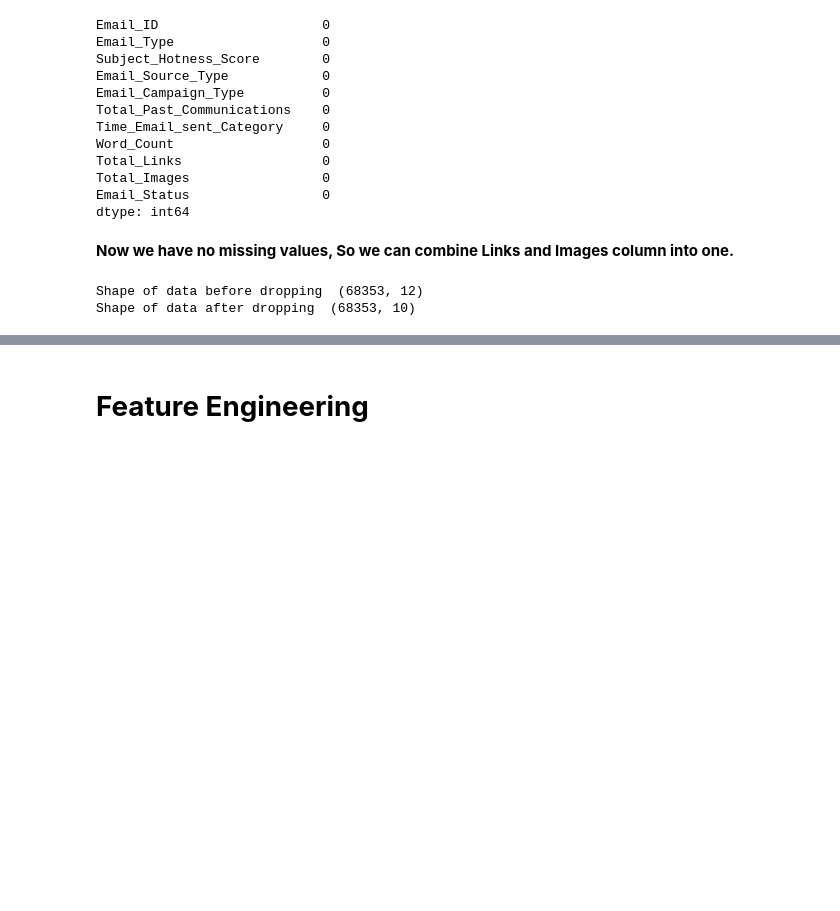
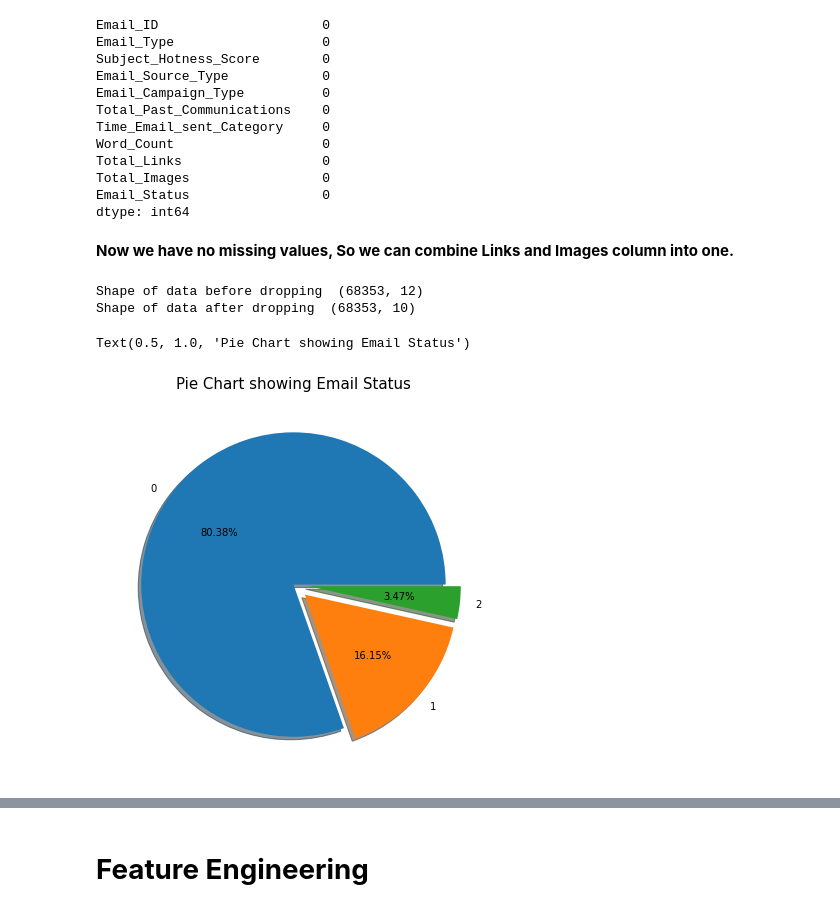
Before and after one commit to Akramkhan01/Email-Campaign-Effectiveness-Prediction-Capstone-Project, a Jupyter notebook: Email_Campaign_Effectiveness_Prediction.ipynb, the cells around one changed output, grey strips where cells are left out. Saved outputs shown, nothing was run; the diff lists cells and outputs as text; code cells hidden in the pictures; blank space fills up the shorter version.

```diff
--- a/Email_Campaign_Effectiveness_Prediction.ipynb
+++ b/Email_Campaign_Effectiveness_Prediction.ipynb
@@ -493,3 +525,11 @@ print('Shape of data after dropping ',email_data.shape)
 # %% [output]
 Shape of data before dropping  (68353, 12)
 Shape of data after dropping  (68353, 10)
+# %%
+# Plotting a pie chart for Email_Status
+plt.figure(figsize = (10,7))
+plt.pie(email_data['Email_Status'].value_counts(), labels = [0,1,2], explode = [0,0.1,0.1], autopct='%1.2f%%', shadow = True)
+plt.title('Pie Chart showing Email Status', fontsize = 15)
+# %% [output]
+Text(0.5, 1.0, 'Pie Chart showing Email Status')
+[figure, added]
```
Also changed, not shown: parts of 22 cells of this notebook.
